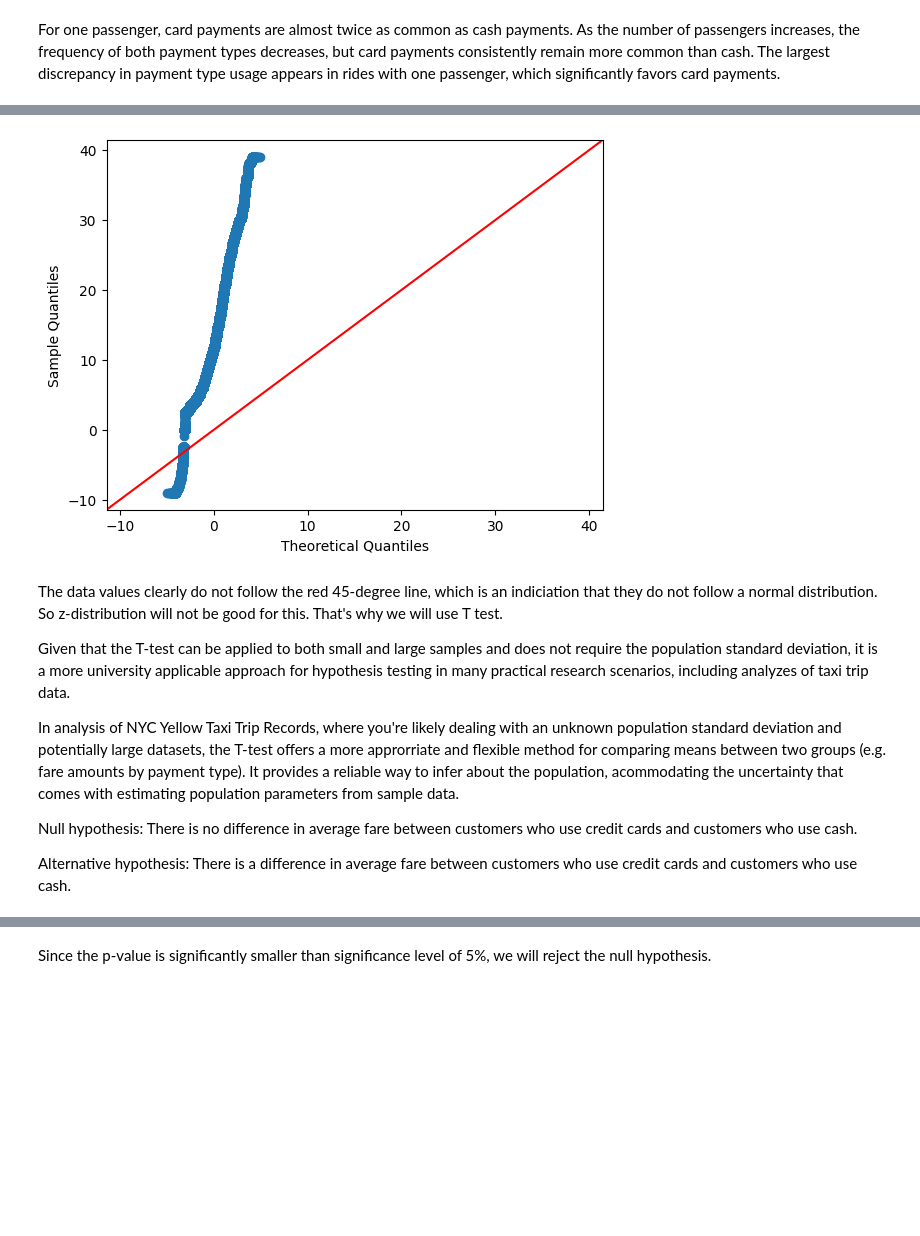
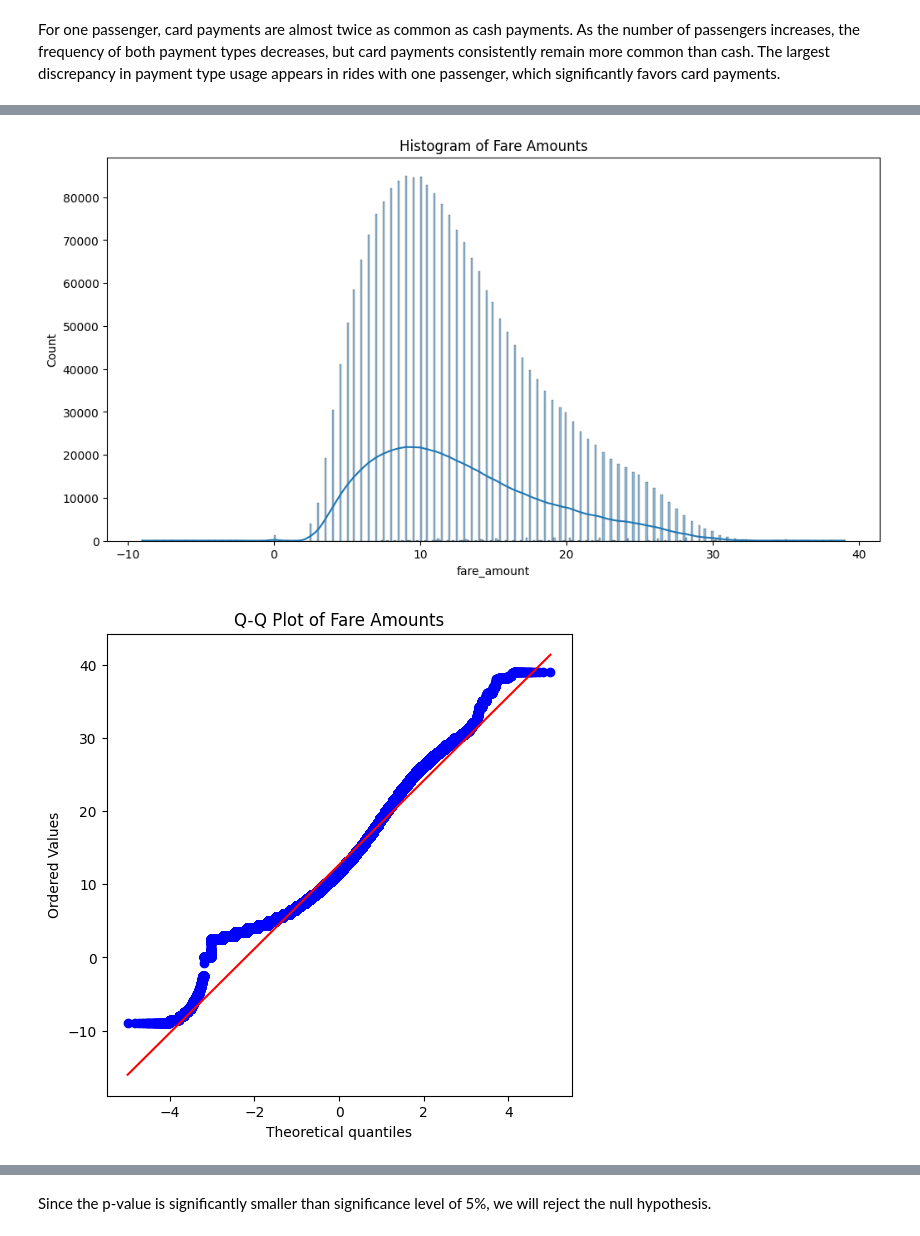
Before and after one commit to WenfongWW/Portfolio_Project, a Jupyter notebook: Data Analysis/Statistics Project/NYC Yellow Taxi/Nyc_taxi_analysis.ipynb, the cells around one changed output, grey strips where cells are left out. Saved outputs shown, nothing was run; the diff lists cells and outputs as text; code cells hidden in the pictures; blank space fills up the shorter version.

```diff
--- a/Data Analysis/Statistics Project/NYC Yellow Taxi/Nyc_taxi_analysis.ipynb
+++ b/Data Analysis/Statistics Project/NYC Yellow Taxi/Nyc_taxi_analysis.ipynb
@@ -442,17 +442,17 @@ In order to select the most suitable test for our scenario, our initial step inv
 
 Quantile-quantile (QQ) plots can be used to assess whether the fare amount distributiona for each payment type are approximately normally distributed. If the data points closely align with the diagonal line in the plot, it suggests that the data follows a normal distribution.
-# %%
-fig = sm.qqplot(df["fare_amount"], line="45")
-plt.show()
-# %% [output]
-[figure, removed]
-# %% [markdown]
-The data values clearly do not follow the red 45-degree line, which is an indiciation that they do not follow a normal distribution. So z-distribution will not be good for this. That's why we will use T test.
-
-Given that the T-test can be applied to both small and large samples and does not require the population standard deviation, it is a more university applicable approach for hypothesis testing in many practical research scenarios, including analyzes of taxi trip data.
-
-In analysis of NYC Yellow Taxi Trip Records, where you're likely dealing with an unknown population standard deviation and potentially large datasets, the T-test offers a more approrriate and flexible method for comparing means between two groups (e.g. fare amounts by payment type). It provides a reliable way to infer about the population, acommodating the uncertainty that comes with estimating population parameters from sample data.
-
-Null hypothesis: There is no difference in average fare between customers who use credit cards and customers who use cash.
-
-Alternative hypothesis: There is a difference in average fare between customers who use credit cards and customers who use cash.
+# %%
+# Histogram
+plt.figure(figsize=(12, 6))
+sns.histplot(df['fare_amount'], kde=True)
+plt.title('Histogram of Fare Amounts')
+plt.show()
+
+# Q-Q plot
+plt.figure(figsize=(6, 6))
+stats.probplot(df['fare_amount'], dist="norm", plot=plt)
+plt.title('Q-Q Plot of Fare Amounts')
+plt.show()
+# %% [output]
+[figure, added]
+[figure, added]
```
Also changed, not shown: parts of 6 cells of this notebook.
